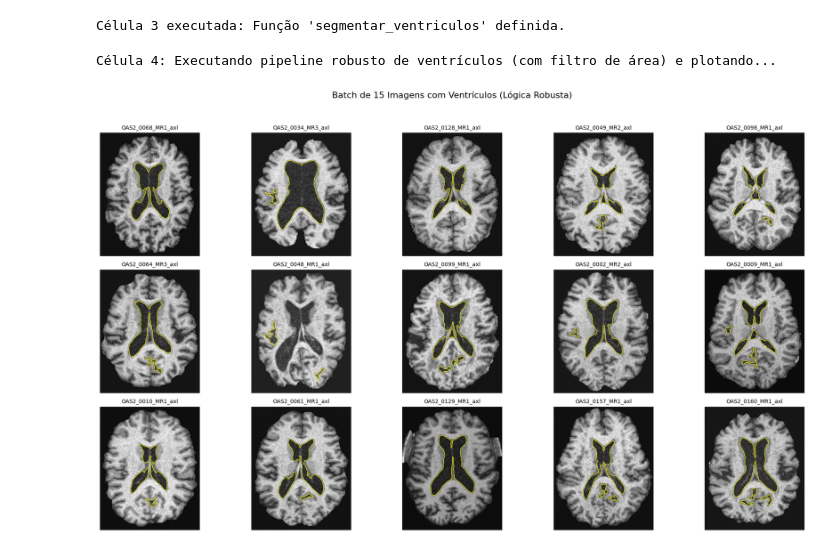
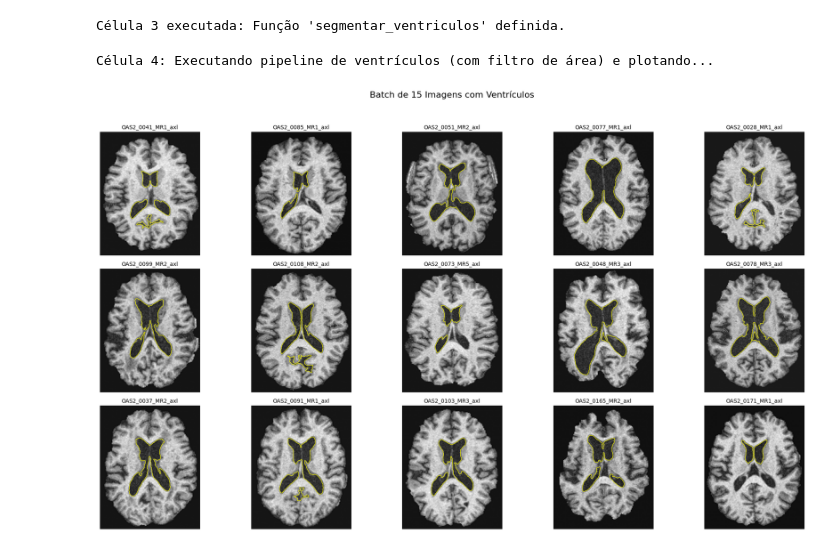
Before and after one commit to pdMiranda/PAI, a Jupyter notebook: Trabalho/src/segmentation.ipynb, the cells around one changed output. Cells and saved outputs as stored; diff of their text form; code cells hidden in the pictures.

```diff
--- a/Trabalho/src/segmentation.ipynb
+++ b/Trabalho/src/segmentation.ipynb
@@ -7,10 +7,10 @@ import numpy as np
 import matplotlib.pyplot as plt
 
 from sklearn.cluster import KMeans
-from skimage.morphology import remove_small_objects, binary_erosion, binary_opening, disk, ball
+from skimage.morphology import remove_small_objects, binary_opening, disk
 from skimage.measure import label, regionprops
-from scipy.ndimage import binary_fill_holes, center_of_mass, distance_transform_edt
-from skimage.filters import threshold_otsu, median, gaussian
+from scipy.ndimage import binary_fill_holes, distance_transform_edt
+from skimage.filters import threshold_otsu, gaussian
 from skimage.exposure import rescale_intensity, equalize_adapthist
 
 # --- Variáveis Globais ---
@@ -24,10 +24,10 @@ N_IMAGES_BATCH = 15
 # Número de clusters (LCR, MC, MB, Fundo)
 N_CLUSTERS = 4
 
-# Limites de área (da nova lógica)
-MIN_AREA_VENTRICLE = 100   # Área mínima para ventrículos
-MAX_AREA_VENTRICLE = 15000 # Área máxima para ventrículos (da nova lógica)
-MIN_AREA_BRAIN = 5000      # Área mínima para o cérebro (mantida)
+# Limites de área
+MIN_AREA_VENTRICLE = 125   # Área mínima para ventrículos
+MAX_AREA_VENTRICLE = 20000 # Área máxima para ventrículos
+MIN_AREA_BRAIN = 5000      # Área mínima para o cérebro
 
 # Lista para armazenar os caminhos dos arquivos selecionados para o batch
 SELECTED_FILES = []
@@ -36,7 +36,7 @@ SELECTED_FILES = []
 ORIGINAL_SLICES = []
 
 # Seed para reprodutibilidade
-random.seed(64)
+random.seed(24)
 
 print("Célula 1 executada: Bibliotecas importadas e variáveis globais atualizadas.")
 # %% [output]
@@ -100,7 +101,7 @@ Carregando 15 imagens aleatórias de ../database/axl/...
 # %%
 def segmentar_ventriculos(image_slice, n_clusters, min_area_brain, min_area_ventricle, max_area_ventricle):
     """
-    Segmenta os ventrículos cerebrais
+    Segmenta os ventrículos cerebrais usando a lógica robusta
     (CLAHE, Skull Stripping, K-Means + Distance Transform + Filtro de Área).
     """
     shape = image_slice.shape
@@ -115,7 +116,6 @@ def segmentar_ventriculos(image_slice, n_clusters, min_area_brain, min_area_vent
     mask_cerebro = img_smooth > t
 
     mask_cerebro = binary_opening(mask_cerebro, disk(3))
-    # Correção: Usando min_area_brain aqui, como no notebook original
     mask_cerebro = remove_small_objects(mask_cerebro, min_size=min_area_brain)
     mask_cerebro = binary_fill_holes(mask_cerebro)
 
@@ -152,7 +152,7 @@ def segmentar_ventriculos(image_slice, n_clusters, min_area_brain, min_area_vent
 
     dist_transform = distance_transform_edt(mask_lcr_total)
 
-    labels_lcr = label(mask_lcr_total)
+    labels_lcr = label(dist_transform)
     regioes_lcr = regionprops(labels_lcr)
 
     mask_ventriculos_final = np.zeros(shape, dtype=bool)
@@ -177,39 +177,39 @@ print("Célula 3 executada: Função 'segmentar_ventriculos' definida.")
 # %% [output]
 Célula 3 executada: Função 'segmentar_ventriculos' definida.
 # %%
-print("Célula 4: Executando pipeline robusto de ventrículos (com filtro de área) e plotando...")
+print("Célula 4: Executando pipeline de ventrículos (com filtro de área) e plotando...")
 
 if not ORIGINAL_SLICES:
     print("Nenhuma imagem carregada. Execute a Célula 2 primeiro.\n")
 else:
     plt.figure(figsize=(20, 12))
 
     for i, image_slice in enumerate(ORIGINAL_SLICES):
 
         # 1. Gerar as máscaras
         masks = segmentar_ventriculos(image_slice,
                                         N_CLUSTERS,
                                         MIN_AREA_BRAIN,
                                         MIN_AREA_VENTRICLE,
                                         MAX_AREA_VENTRICLE)
 
         # 2. Plotar a imagem original
         plt.subplot(3, 5, i + 1)
         plt.imshow(np.rot90(ORIGINAL_SLICES[i]), cmap='gray')
 
         # 3. Sobrepor os contornos (Apenas ventrículos)
         if np.any(masks['ventriculos']):
             # Ventrículos em Amarelo
             plt.contour(np.rot90(masks['ventriculos']), colors='yellow', linewidths=0.8)
 
         # 4. Título e eixos
         filename = os.path.basename(SELECTED_FILES[i]).split('.')[0]
         plt.title(filename, fontsize=10)
         plt.axis('off')
 
-    plt.suptitle(f"Batch de {len(SELECTED_FILES)} Imagens com Ventrículos (Lógica Robusta)", fontsize=16)
+    plt.suptitle(f"Batch de {len(SELECTED_FILES)} Imagens com Ventrículos", fontsize=16)
     plt.tight_layout(rect=[0, 0.03, 1, 0.95])
     plt.show()
 # %% [output]
-Célula 4: Executando pipeline robusto de ventrículos (com filtro de área) e plotando...
+Célula 4: Executando pipeline de ventrículos (com filtro de área) e plotando...
-[figure, old version]
+[figure, new version]
```
Also changed, not shown: parts of 1 cell of this notebook.
